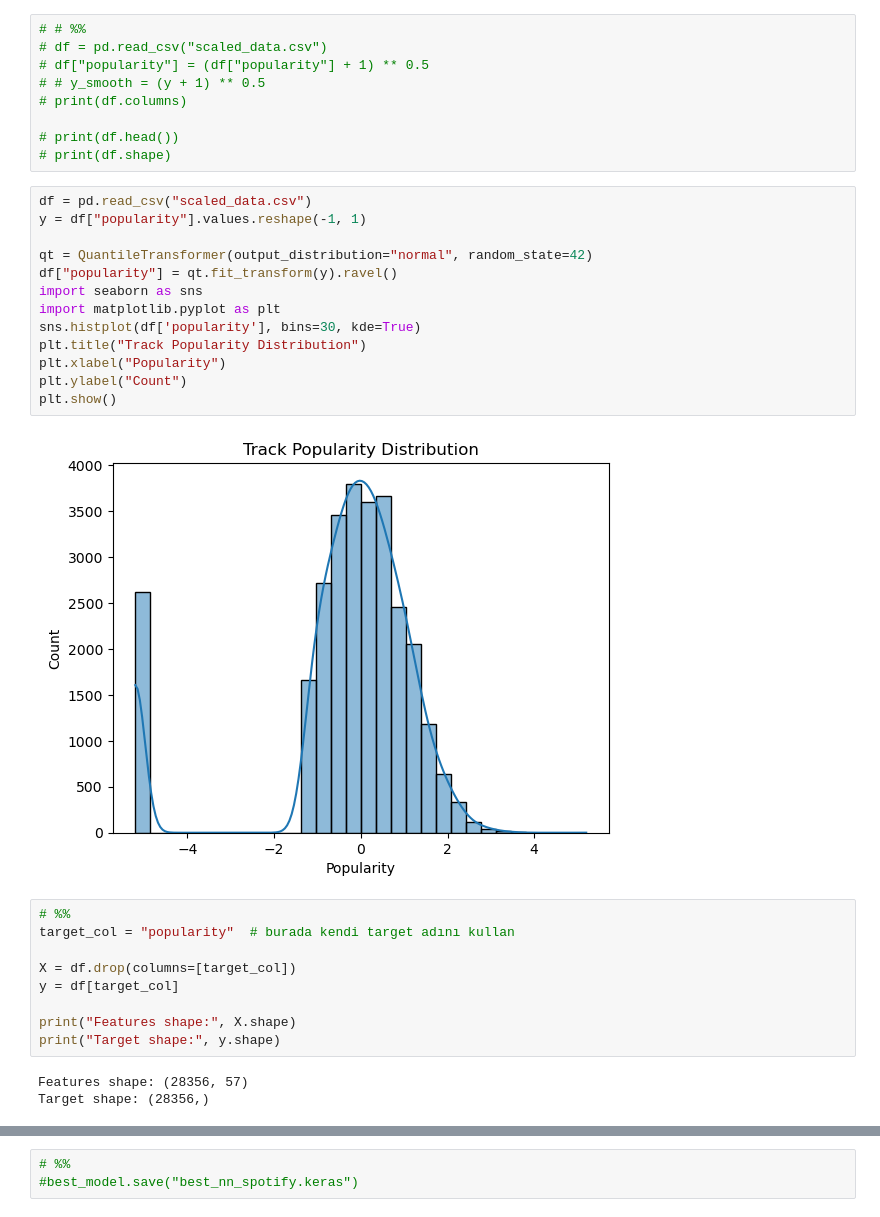
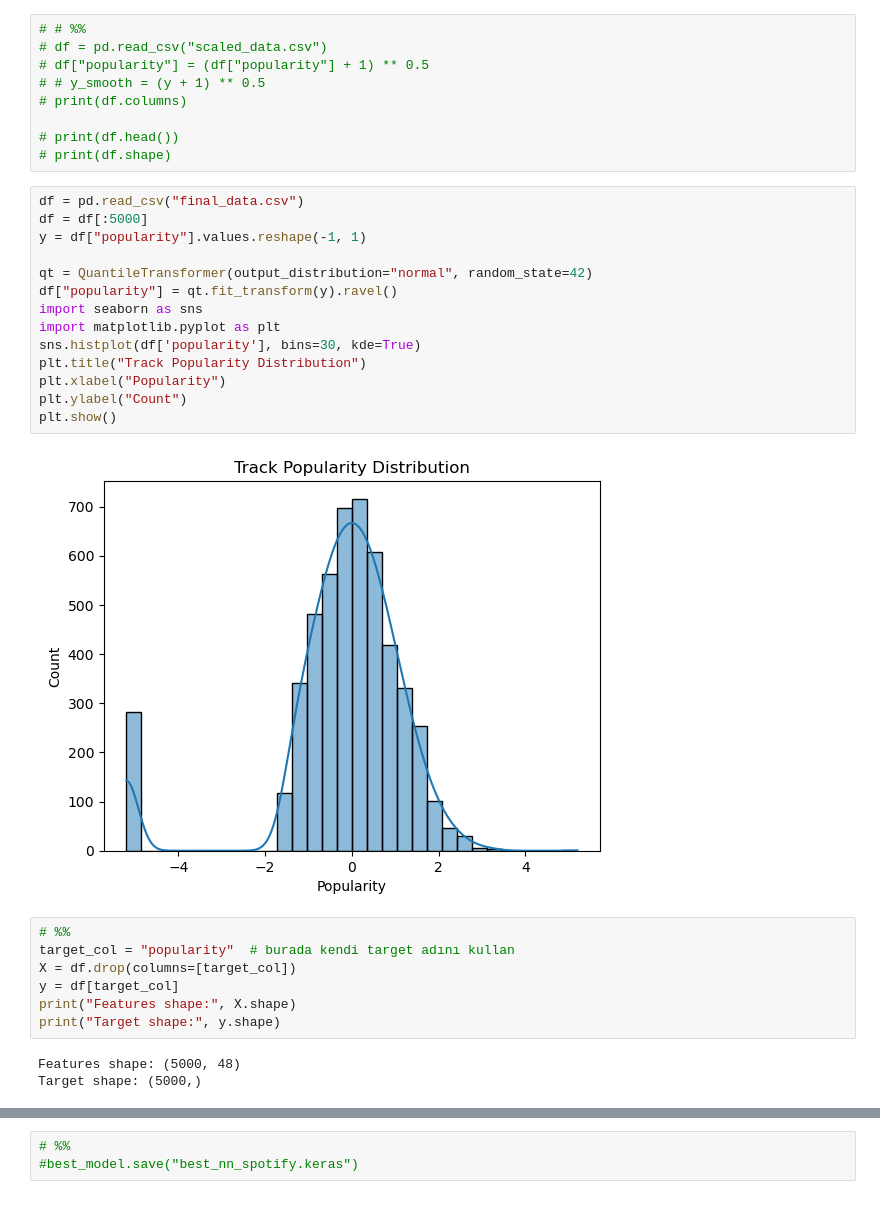
Before and after one commit to essraAlp/spotifyTrendAnalysis, a Jupyter notebook: nn.ipynb, the cells around one changed output, grey strips where cells are left out. Saved outputs shown, nothing was run; the diff lists cells and outputs as text.

```diff
--- a/nn.ipynb
+++ b/nn.ipynb
@@ -30,32 +30,31 @@ tf.random.set_seed(RANDOM_STATE)
 # print(df.head())
 # print(df.shape)
 # %%
-df = pd.read_csv("scaled_data.csv")
+df = pd.read_csv("final_data.csv")
+df = df[:5000]
 y = df["popularity"].values.reshape(-1, 1)
 
 qt = QuantileTransformer(output_distribution="normal", random_state=42)
 df["popularity"] = qt.fit_transform(y).ravel()
 import seaborn as sns
 import matplotlib.pyplot as plt
 sns.histplot(df['popularity'], bins=30, kde=True)
 plt.title("Track Popularity Distribution")
 plt.xlabel("Popularity")
 plt.ylabel("Count")
 plt.show()
 # %% [output]
-[figure, old version]
+[figure, new version]
 # %%
 # %%
 target_col = "popularity"  # burada kendi target adını kullan
-
 X = df.drop(columns=[target_col])
 y = df[target_col]
-
 print("Features shape:", X.shape)
 print("Target shape:", y.shape)
 # %% [output]
-Features shape: (28356, 57)
-Target shape: (28356,)
+Features shape: (5000, 48)
+Target shape: (5000,)
 # %%
 # %%
 # önce train+temp, sonra temp'i val+test olarak ayırıyoruz
```
Also changed, not shown: parts of 9 cells of this notebook, 8 other files.
